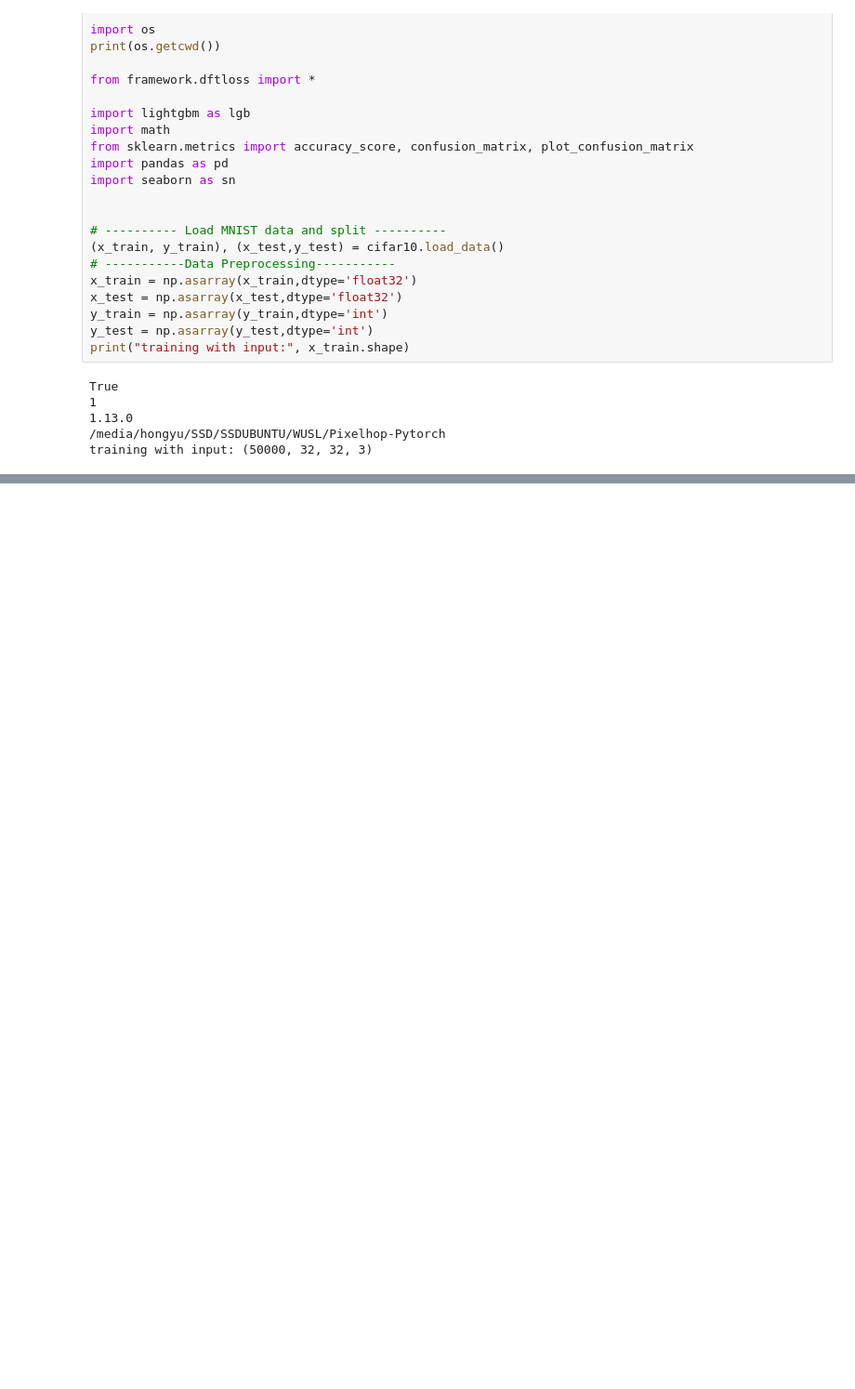
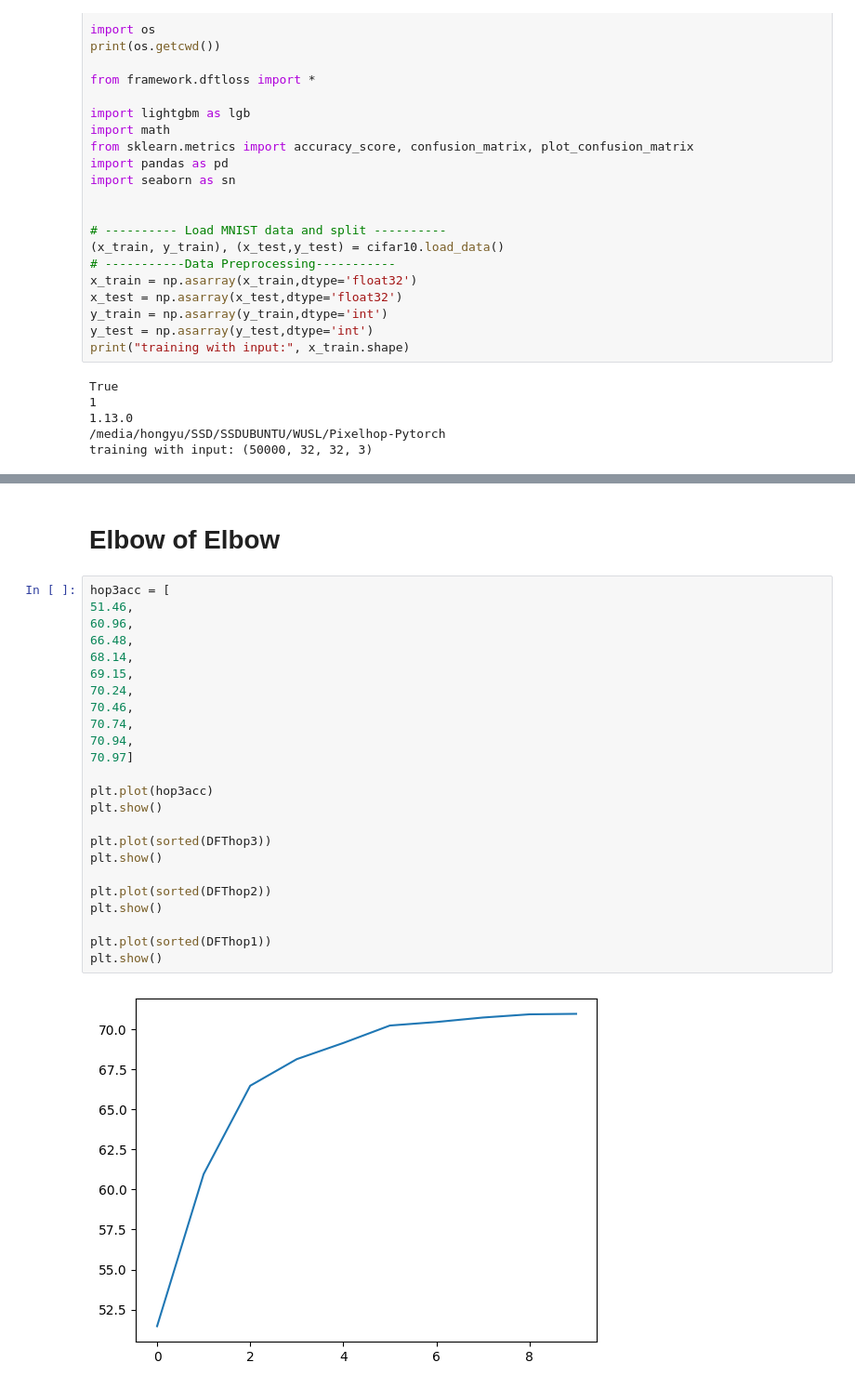
Before and after one commit to ChuniHiro/Pixelhop-Pytorch, a Jupyter notebook: PixelhopDCAC.ipynb, the cells around one changed output, grey strips where cells are left out. Shown at 93% size. Saved outputs shown, nothing was run; the diff lists cells and outputs as text; blank space fills up the shorter version.

```diff
--- a/PixelhopDCAC.ipynb
+++ b/PixelhopDCAC.ipynb
@@ -143,0 +1086,28 @@ for featmap in featmaps:
+# %% [markdown]
+# Elbow of Elbow
+# %%
+hop3acc = [
+51.46,
+60.96,
+66.48,
+68.14,
+69.15,
+70.24,
+70.46,
+70.74,
+70.94,
+70.97]
+
+plt.plot(hop3acc)
+plt.show()
+
+plt.plot(sorted(DFThop3))
+plt.show()
+
+plt.plot(sorted(DFThop2))
+plt.show()
+
+plt.plot(sorted(DFThop1))
+plt.show()
+# %% [output]
+[figure, added]
```
Also changed, not shown: parts of 52 cells of this notebook.
